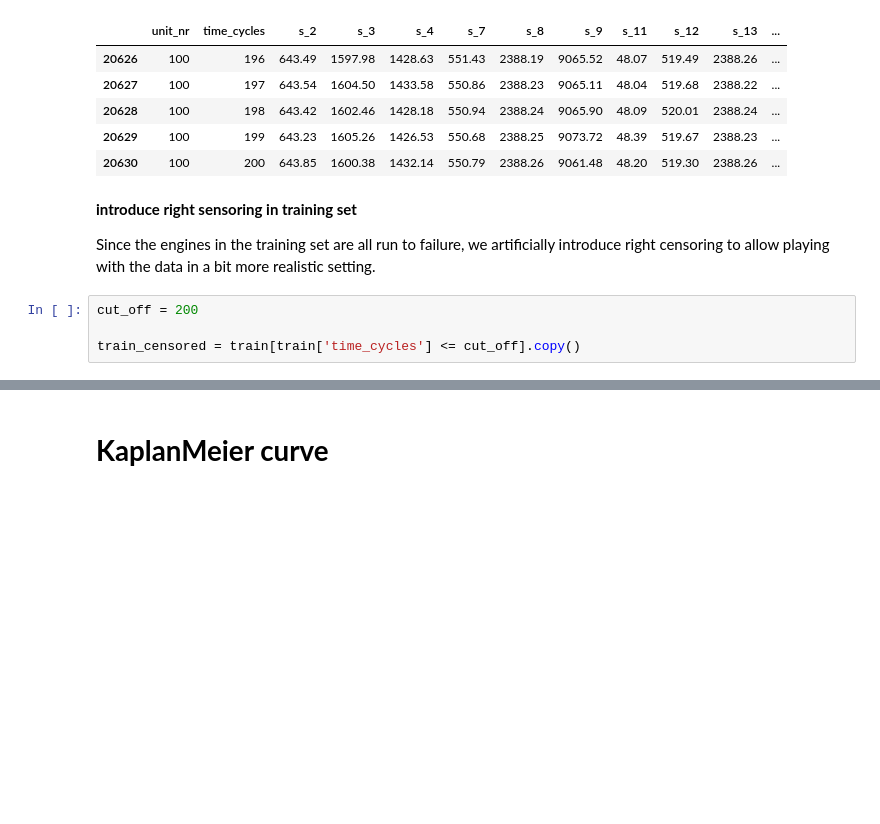
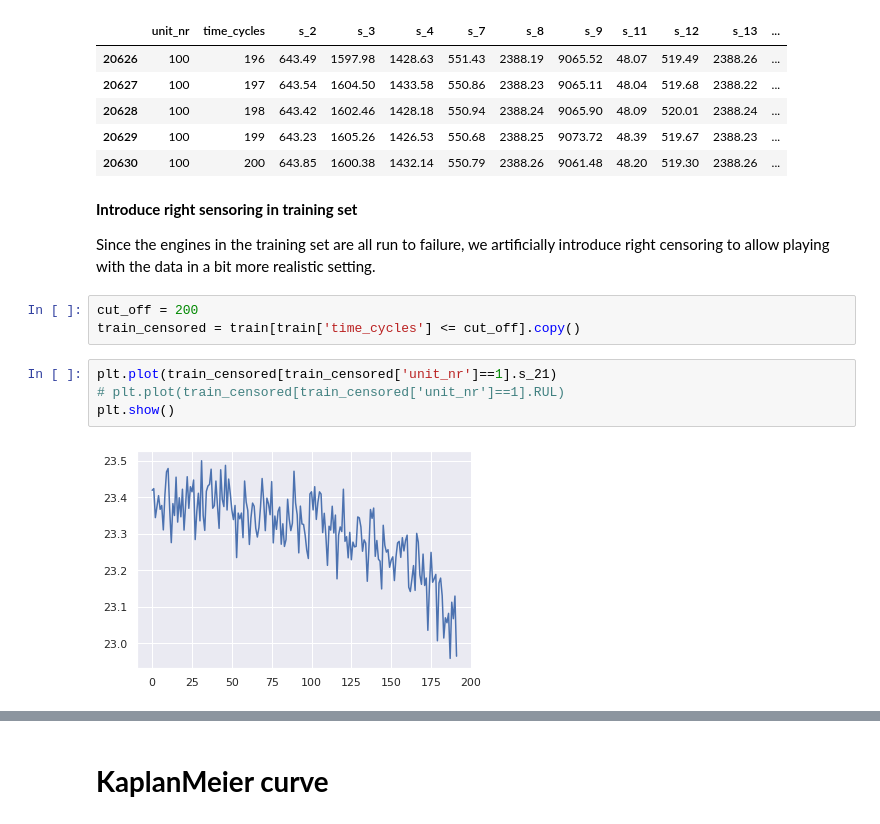
Before and after one commit to omkar-salunke/Physics_informed_neural_network, a Jupyter notebook: RUL_turbofan.ipynb, the cells around one changed output, grey strips where cells are left out. Cells and saved outputs as stored; diff of their text form; blank space fills up the shorter version.

```diff
--- a/RUL_turbofan.ipynb
+++ b/RUL_turbofan.ipynb
@@ -1431,10 +1429,15 @@ train.tail() # check results
 | 20629 | 100 | 199 | 643.23 | 1605.26 | 1426.53 | 550.68 | 2388.25 | 9073.72 | 48.39 | 519.67 | 2388.23 | ... |
 | 20630 | 100 | 200 | 643.85 | 1600.38 | 1432.14 | 550.79 | 2388.26 | 9061.48 | 48.20 | 519.30 | 2388.26 | ... |
 # %% [markdown]
-**introduce right sensoring in training set**
+**Introduce right sensoring in training set**
 
 Since the engines in the training set are all run to failure, we artificially introduce right censoring to allow playing with the data in a bit more realistic setting.
 # %%
 cut_off = 200
-
 train_censored = train[train['time_cycles'] <= cut_off].copy()
+# %%
+plt.plot(train_censored[train_censored['unit_nr']==1].s_21)
+# plt.plot(train_censored[train_censored['unit_nr']==1].RUL)
+plt.show()
+# %% [output]
+[figure, added]
```
Also changed, not shown: parts of 9 cells of this notebook.
